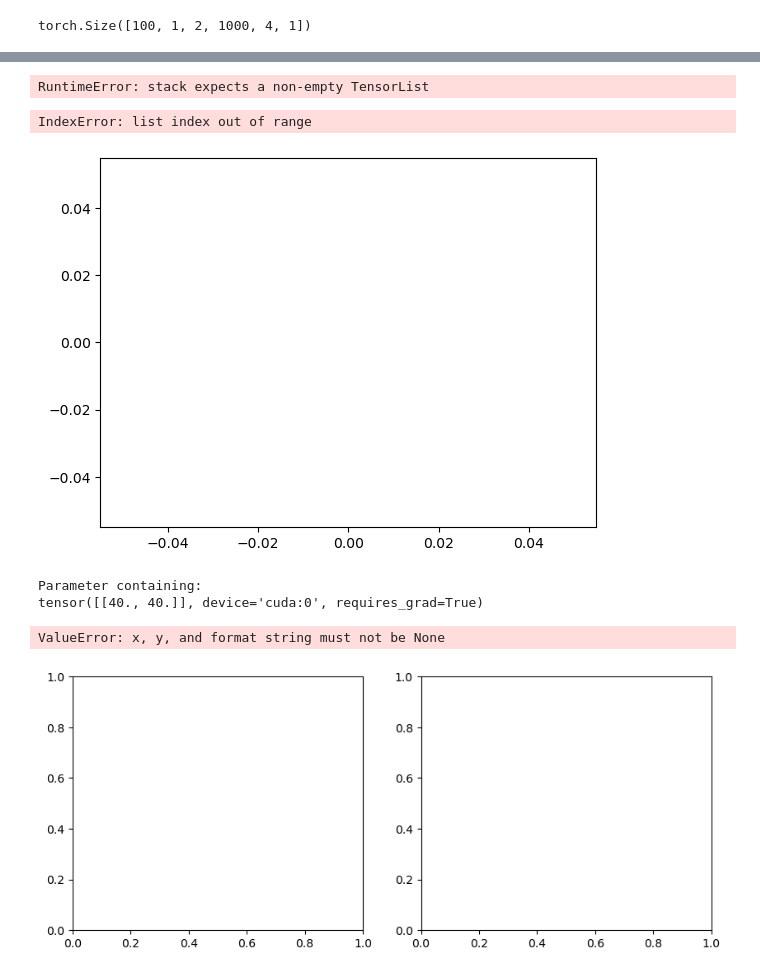
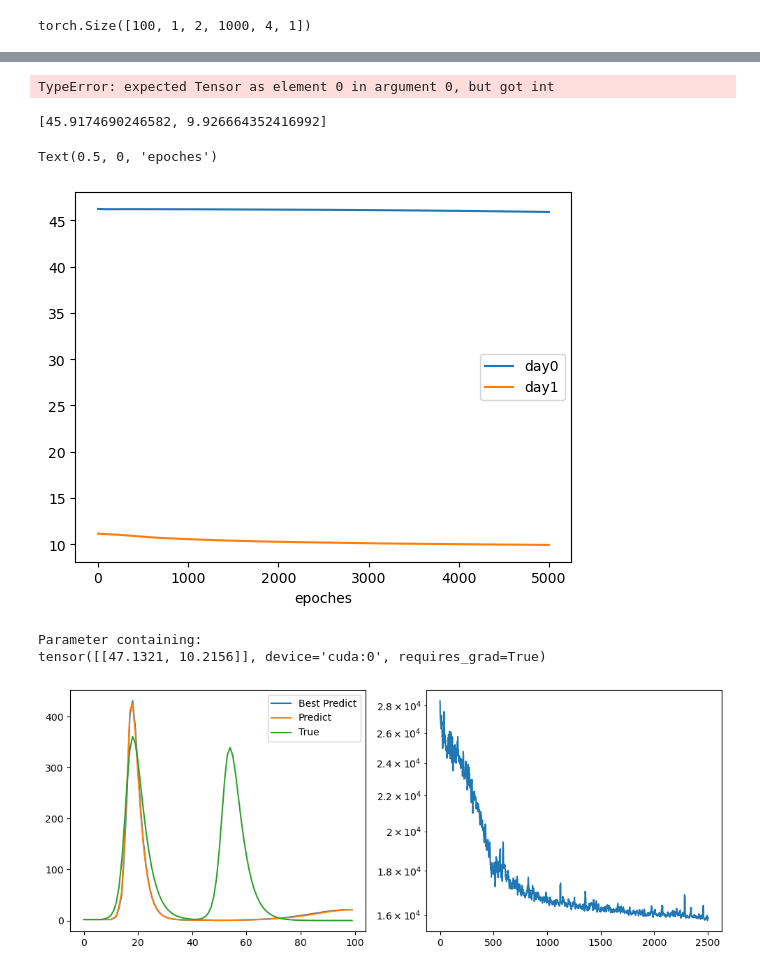
Before and after one commit to bizhili/Epi_fit, a Jupyter notebook: 10_1_epis_fit/script/create_model.ipynb, the cells around one changed output, grey strips where cells are left out. Drawn from its saved outputs; the diff is of its cells as text; code cells hidden in the pictures.

```diff
--- a/10_1_epis_fit/script/create_model.ipynb
+++ b/10_1_epis_fit/script/create_model.ipynb
@@ -27,12 +27,14 @@ class general_EPIs_dense(torch.nn.Module):
         self._mySig = torch.nn.Sigmoid()
         self._myrelu= torch.nn.ReLU()
         self._mysoftmax= torch.nn.Softmax(dim= 2)
-        self._trust = torch.tensor([[100]*self._k], device=self._device)
+        self._trust = torch.tensor([[10]*self._k], device=self._device)
         self._sampleT= None
         if train==True:
             self._psMatrices= torch.nn.Parameter(self._psMatrices)
             self._crossImmMatrix= torch.nn.Parameter(self._crossImmMatrix)
             self._Ts= torch.nn.Parameter(self._Ts)
+            self._trust = torch.tensor([[0.1]*self._k], device=self._device)
+            self._trust= torch.nn.Parameter(self._trust)
         self._init_mask_T()
     def forward(self, state, t): # state shape:(1, K, n, 4, 1), t:(1, 1)
         self._sampleT= self._mySig(self._trust*(t-self._Ts))
@@ -132,7 +134,7 @@ print(psMtrices.sum(dim=-1))
 crossImmMatrix= torch.tensor([[0, 0.8, 0.8],
                               [0.8, 0, 0.8],
                               [0.8, 0.8, 0]], device=device)
-Ts=  torch.tensor([35.0, 40], device=device)
+Ts=  torch.tensor([5.0, 40], device=device)
 n= 1000
 avgDegree= 6
 timeHorizon= 100
@@ -192,24 +194,27 @@ psF=  torch.tensor([[0.8, 0.2, 0, 0],
                     [0, 0, 0.9, 0.1],
                     [0, 0, 0, 1]], device=device)
 psMtricesF= torch.stack([psF, psF])
-crossImmMatrixF= torch.tensor([[0, 1.0,  1 ],
-                                [1, 0, 1],
+contact=random_graph.get_ER_random_contact(n, avgDegree, device=device)
+crossImmMatrixF= torch.tensor([[0, 0.8,  1 ],
+                                [0.8, 0, 1],
                                 [1, 1, 0]], device=device)
-TsF=  torch.tensor(initDays, dtype= torch.float32, device=device)
+TsF=  torch.tensor(initDays+5, dtype= torch.float32, device=device)
 modelFit= general_EPIs_dense(contact, psMtricesF, crossImmMatrixF, TsF, device= device, train=True)
 lossFn = torch.nn.MSELoss(reduction='mean')
-optimizer = torch.optim.Adam([{'params': modelFit._Ts, 'lr': 0.1},
+optimizer = torch.optim.Adam([{'params': modelFit._Ts, 'lr': 1e-3},
                                {'params': modelFit._psMatrices, 'lr': 1e-3},
-                               {'params': modelFit._crossImmMatrix, 'lr': 1e-4}], lr=1)
+                               {'params': modelFit._crossImmMatrix, 'lr': 1e-3},
+                               {'params': modelFit._trust, 'lr': 1e-1}], lr=1e-2)
 losses= []
 days= []
 grads= []
 alphas= []
 mean= 0
 var= 0
-alpha= 0.01
+#alpha= 0.8
 timet= 0
 bestLoss= 100000
 bestPredict= None
 sampleGrads= []
+crossIs= []
 # %% [output]
@@ -248,7 +253,7 @@ iTrue.requires_grad_(True)
 for i in tqdm(range(4000)):
     dataset, IsTemp= generate_dateset(modelFit, iTrue, timeHorizon, windowSize, leastSampleNum= batchSize, device=device)
     dataloader = torch.utils.data.DataLoader(dataset, batch_size=batchSize, shuffle = True)
-    modelFit._trust= alpha
+    #modelFit._trust= alpha
     #with torch.autograd.set_detect_anomaly(True):
     for batch in dataloader:
         optimizer.zero_grad()
@@ -289,18 +294,25 @@ for i in tqdm(range(4000)):
         gradTs = gradTs[0].sum(dim=0)/batchSize
         sampleGrads.append(gradTs)
         gradT= gradTs
-        beta1= 0.9
-        beta2= 0.999
+        beta1= 0.99
+        beta2= 0.99
+        beta3= 0.05
         mean= beta1*mean+ (1-beta1)*gradT
         var= beta2*var+(1-beta2)*gradT**2
         m_hat = mean / (1 - beta1**(timet+1))
         v_hat = var / (1 - beta2**(timet+1))
         timet+=1
         #alphaNew= torch.sqrt(v_hat)/(torch.abs(m_hat)+1e-5)*0.1
-        alphaNew= 1/(torch.abs(m_hat)+torch.sqrt(v_hat))*4
-        alpha= alpha*0.99+alphaNew*0.01 if alphaNew.sum()<400 else alpha+alphaNew*0
+        #alphaNew= 1/((1-beta3)*torch.abs(m_hat)+beta3*torch.sqrt(v_hat))
+        if m_hat.abs().sum()<0.1:
+            m_hat= m_hat*0+ 40
+            alpha= alpha*1.2
+            if alpha>10:
+                alpha= 10
+        alpha= 1
         alphas.append(alpha)
         grads.append(gradT)
+        crossIs.append(modelFit._crossImmMatrix[0, 1].item())
         optimizer.step()
         if loss.item()<= bestLoss:
             bestLoss= loss.item()
@@ -329,18 +349,19 @@ plt.legend()
 plt.xlabel("epoches")
 plt.ylabel("a")
 # %% [output]
-RuntimeError: stack expects a non-empty TensorList
+TypeError: expected Tensor as element 0 in argument 0, but got int
 # %%
 #print(grads)
 #plt.plot(grads, label="grad")
-plt.plot(days, label=["0", "1"])
+plt.plot(days, label=["day0", "day1"])
 print(days[-1])
 plt.legend()
 plt.xlabel("epoches")
 #plt.yscale("log")
 # %% [output]
-IndexError: list index out of range
+[45.9174690246582, 9.926664352416992]
+Text(0.5, 0, 'epoches')
-[figure, old version]
+[figure, new version]
 # %%
 print(modelFit._Ts)
 IsTempPlot= IsTemp.cpu().detach()
@@ -348,13 +369,17 @@ bestPlot= bestPredict
 
 fig, (ax1, ax2) = plt.subplots(1, 2, figsize=(10, 4))
 
+
 # Plot the first sub-figure
 ax1.plot(bestPlot, label="Best Predict")
 ax1.plot(IsTempPlot, label="Predict")
 ax1.plot(iTruePlot, label="True")
 ax1.legend()
 # Plot the second sub-figure
-ax2.plot(losses)
+winSize= 7
+window = np.ones(winSize) / winSize
+y_avg = np.convolve(losses, window, mode='valid')
+ax2.plot(y_avg)
 ax2.set_yscale("log")
 # Adjust the spacing between sub-plots
 plt.tight_layout()
@@ -362,6 +387,5 @@ plt.tight_layout()
 plt.show()
 # %% [output]
 Parameter containing:
-tensor([[40., 40.]], device='cuda:0', requires_grad=True)
+tensor([[47.1321, 10.2156]], device='cuda:0', requires_grad=True)
-ValueError: x, y, and format string must not be None
-[figure, old version]
+[figure, new version]
```
Also changed, not shown: parts of 8 cells of this notebook, 19 other files.
